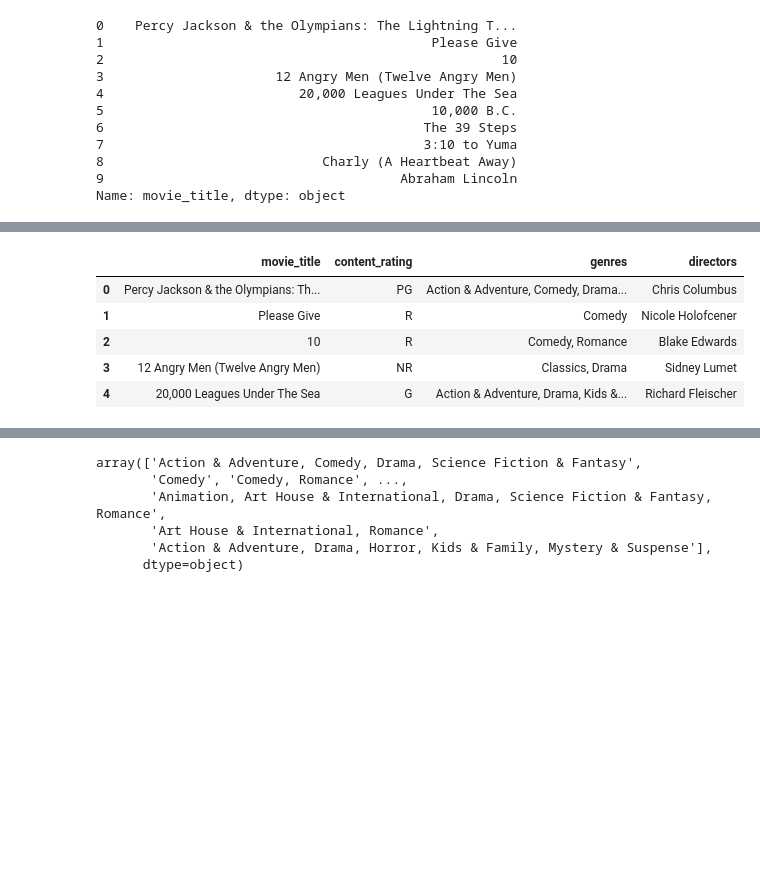
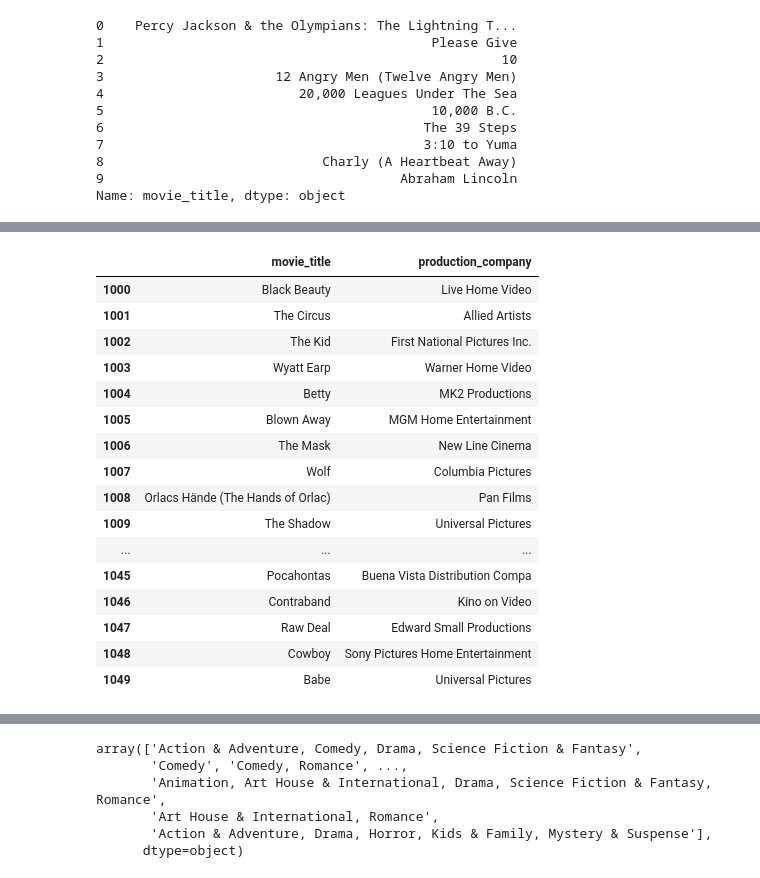
Before and after one commit to yusephs/Coursework, a Jupyter notebook: bisic.ipynb, the cells around one changed output, grey strips where cells are left out. Drawn from its saved outputs; the diff is of its cells as text; code cells hidden in the pictures; blank space fills up the shorter version.

```diff
--- a/bisic.ipynb
+++ b/bisic.ipynb
@@ -4,7 +4,7 @@ import os
 # %%
 pwd = os.getcwd()
 # %%
-filepath = pwd + "/simple_csv.csv"
+filepath = pwd + "/data.csv.csv"
 # %%
 first_import = pd.read_csv(filepath,nrows=10)
 first_import
@@ -55,11 +55,22 @@ first_import
 # %%
-first_import.iloc[:5, [0, 1, 2, 3]]
+first_import.iloc[1000:1050, [0,9]]
 # %% [output]
-|  | movie_title | content_rating | genres | directors |
-| 0 | Percy Jackson & the Olympians: Th... | PG | Action & Adventure, Comedy, Drama... | Chris Columbus |
-| 1 | Please Give | R | Comedy | Nicole Holofcener |
-| 2 | 10 | R | Comedy, Romance | Blake Edwards |
-| 3 | 12 Angry Men (Twelve Angry Men) | NR | Classics, Drama | Sidney Lumet |
-| 4 | 20,000 Leagues Under The Sea | G | Action & Adventure, Drama, Kids &... | Richard Fleischer |
+|  | movie_title | production_company |
+| 1000 | Black Beauty | Live Home Video |
+| 1001 | The Circus | Allied Artists |
+| 1002 | The Kid | First National Pictures Inc. |
+| 1003 | Wyatt Earp | Warner Home Video |
+| 1004 | Betty | MK2 Productions |
+| 1005 | Blown Away | MGM Home Entertainment |
+| 1006 | The Mask | New Line Cinema |
+| 1007 | Wolf | Columbia Pictures |
+| 1008 | Orlacs Hände (The Hands of Orlac) | Pan Films |
+| 1009 | The Shadow | Universal Pictures |
+| ... | ... | ... |
+| 1045 | Pocahontas | Buena Vista Distribution Compa |
+| 1046 | Contraband | Kino on Video |
+| 1047 | Raw Deal | Edward Small Productions |
+| 1048 | Cowboy | Sony Pictures Home Entertainment |
+| 1049 | Babe | Universal Pictures |
 # %%
 first_import = pd.read_csv(filepath)
```
Also changed, not shown: parts of 3 cells of this notebook.
